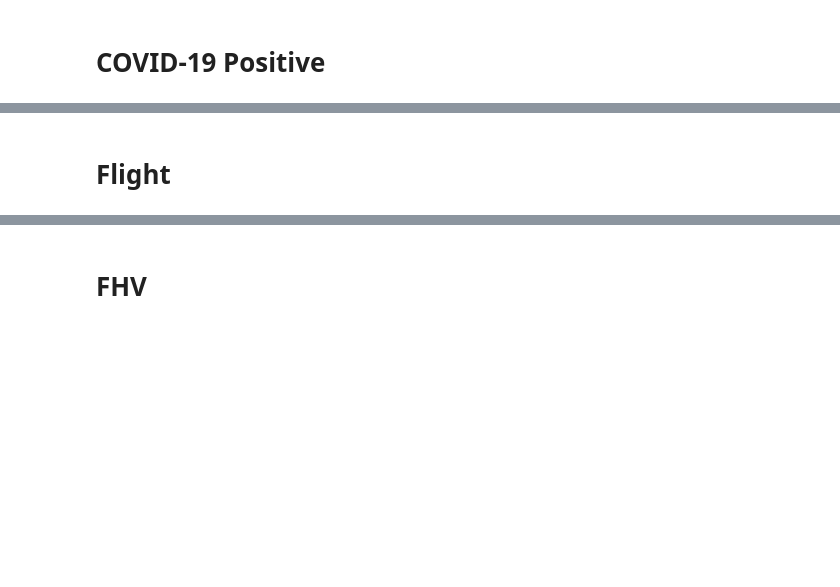
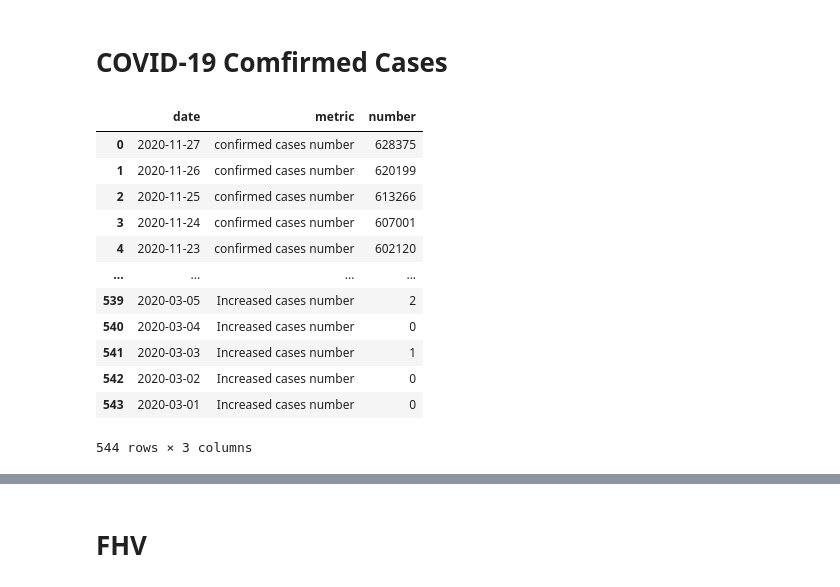
Before and after one commit to Johnson1602/big-data-project, a Jupyter notebook: covid-19-taxi-fhv.ipynb, the cells around one changed output, grey strips where cells are left out. Cells and saved outputs as stored; diff of their text form; code cells hidden in the pictures; blank space fills up the shorter version.

```diff
--- a/covid-19-taxi-fhv.ipynb
+++ b/covid-19-taxi-fhv.ipynb
@@ -2,9 +2,30 @@
 import pandas as pd
 import altair as alt
 # %% [markdown]
-# COVID-19 Positive
+# COVID-19 Comfirmed Cases
 # %%
+# read file, only keep 3 useful columns
 covid = pd.read_csv('outputs/ny_covid19_positive.csv')[['date', 'positive', 'positiveIncrease']]
+covid.columns = ['date', 'confirmed cases number', 'Increased cases number']
+
 # Adding data of March 1st
 covid.loc[271] = ['2020-03-01', 0, 0]
+
+# convert wide form data to long form data to draw multiple lines in one graph
+covid_long_form = covid.melt('date', var_name='metric', value_name='number')
+covid_long_form
+# %% [output]
+|  | date | metric | number |
+| 0 | 2020-11-27 | confirmed cases number | 628375 |
+| 1 | 2020-11-26 | confirmed cases number | 620199 |
+| 2 | 2020-11-25 | confirmed cases number | 613266 |
+| 3 | 2020-11-24 | confirmed cases number | 607001 |
+| 4 | 2020-11-23 | confirmed cases number | 602120 |
+| ... | ... | ... | ... |
+| 539 | 2020-03-05 | Increased cases number | 2 |
+| 540 | 2020-03-04 | Increased cases number | 0 |
+| 541 | 2020-03-03 | Increased cases number | 1 |
+| 542 | 2020-03-02 | Increased cases number | 0 |
+| 543 | 2020-03-01 | Increased cases number | 0 |
+544 rows × 3 columns
 # %%
@@ -19,4 +46,2 @@ alt.Chart(covid, title="Relationship Between Confirmed Cases and Time in NYC").m
 # %% [output]
 [interactive output not drawn]
-# %% [markdown]
-# Flight
```
Also changed, not shown: parts of 29 cells of this notebook, 2 other files.
